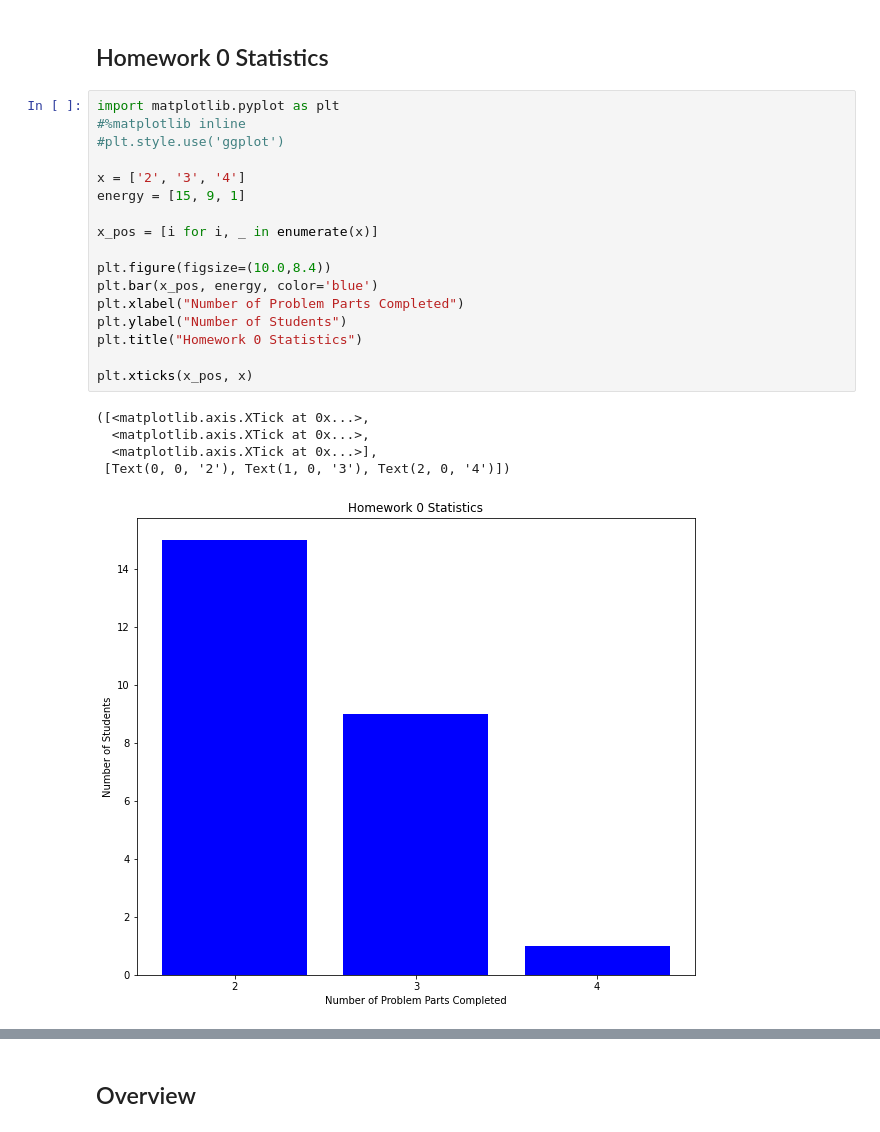
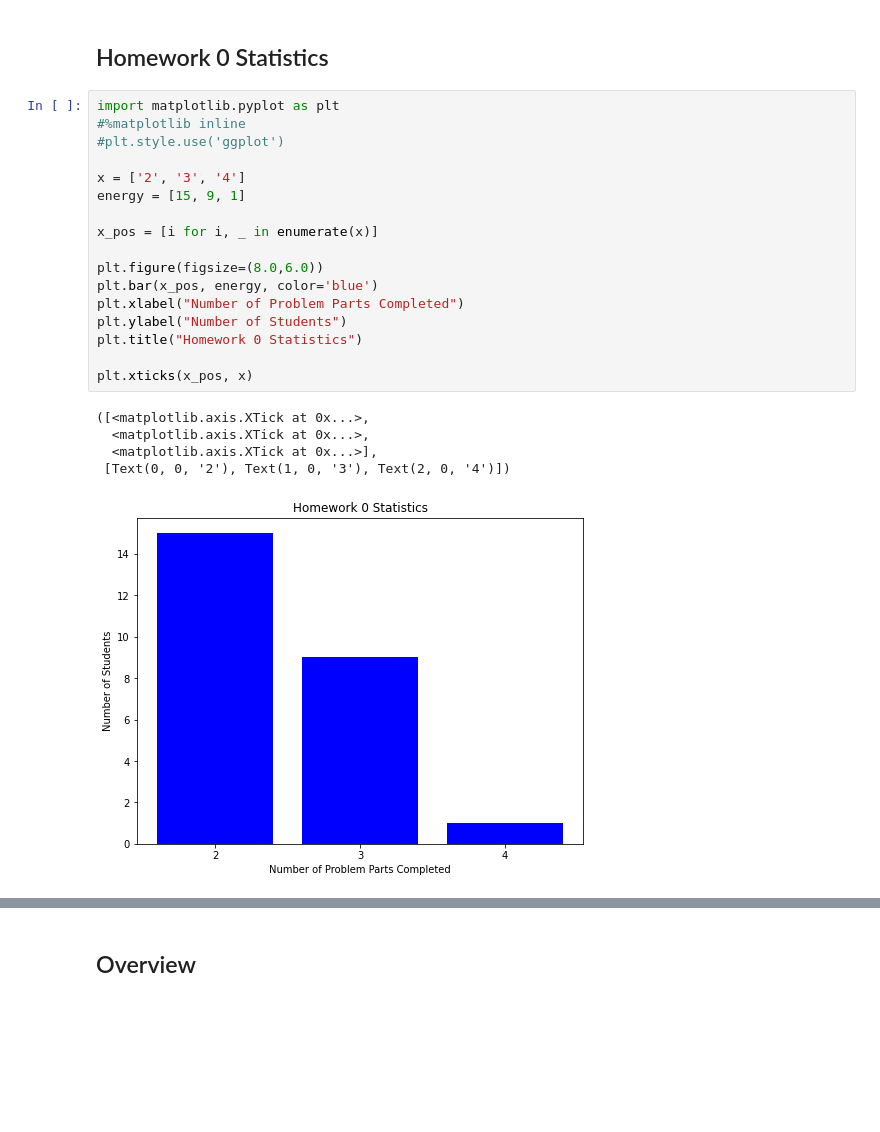
Before and after one commit to uw-analog/ee538-autumn2020, a Jupyter notebook: Lecture/2020_10_08_EE538_Lecture2.ipynb, the cells around one changed output, grey strips where cells are left out. Drawn from its saved outputs; the diff is of its cells as text; blank space fills up the shorter version.

```diff
--- a/Lecture/2020_10_08_EE538_Lecture2.ipynb
+++ b/Lecture/2020_10_08_EE538_Lecture2.ipynb
@@ -48,24 +48,24 @@ plt.xticks(x_pos, x)
 # %%
 import matplotlib.pyplot as plt
 #%matplotlib inline
 #plt.style.use('ggplot')
 
 x = ['2', '3', '4']
 energy = [15, 9, 1]
 
 x_pos = [i for i, _ in enumerate(x)]
 
-plt.figure(figsize=(10.0,8.4))
+plt.figure(figsize=(8.0,6.0))
 plt.bar(x_pos, energy, color='blue')
 plt.xlabel("Number of Problem Parts Completed")
 plt.ylabel("Number of Students")
 plt.title("Homework 0 Statistics")
 
 plt.xticks(x_pos, x)
 # %% [output]
 ([<matplotlib.axis.XTick at 0x...>,
   <matplotlib.axis.XTick at 0x...>,
   <matplotlib.axis.XTick at 0x...>],
  [Text(0, 0, '2'), Text(1, 0, '3'), Text(2, 0, '4')])
-[figure, old version]
+[figure, new version]
 # %% [markdown]
```
Also changed, not shown: parts of 14 cells of this notebook.
